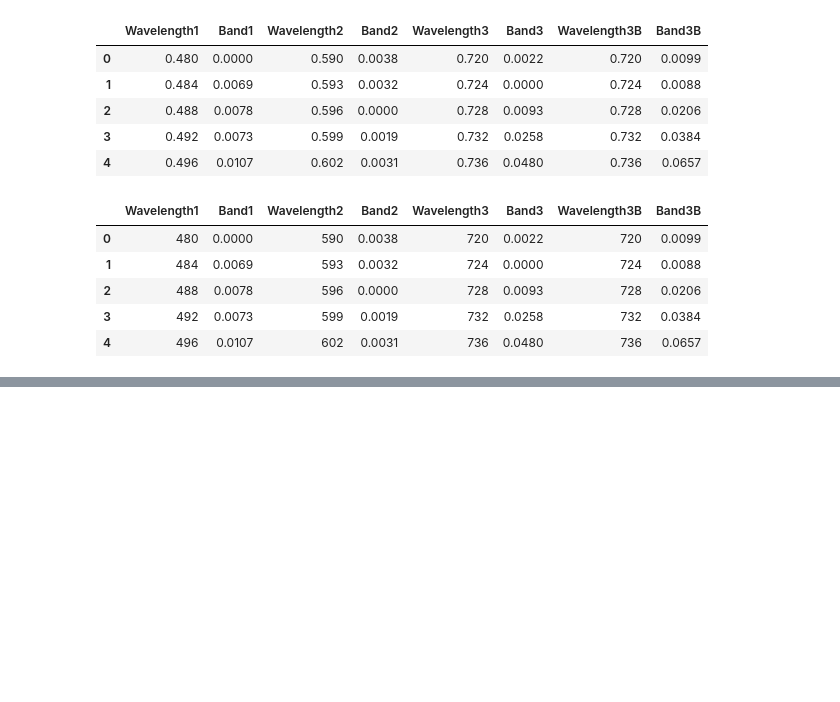
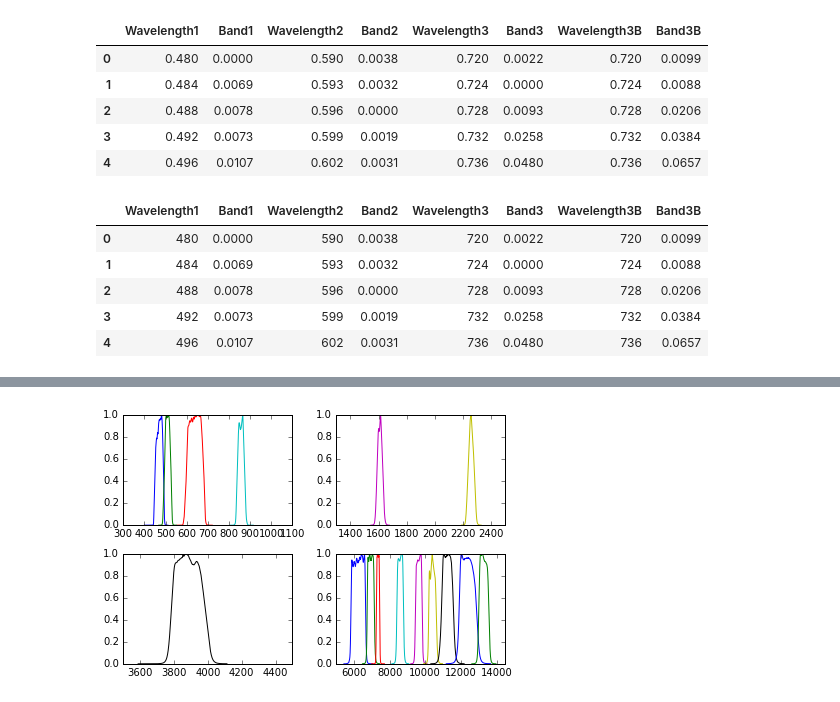
Before and after one commit to simonaoliver/datacube.spectral, a Jupyter notebook: RSR-converter.ipynb, the cells around one changed output, grey strips where cells are left out. Saved outputs shown, nothing was run; the diff lists cells and outputs as text; code cells hidden in the pictures; blank space fills up the shorter version.

```diff
--- a/RSR-converter.ipynb
+++ b/RSR-converter.ipynb
@@ -329,2 +347,20 @@ read_specral_resonse(store, 'terra/astervnir').head(5)
+# %%
+fig, axes = subplots(nrows=2, ncols=2)
+for i in range(1, 17):
+    bname = 'Band{}'.format(i)
+    pth_name = pp.join('himawari8', bname)
+    df = read_specral_resonse(store, pth_name)
+    wname = 'Wavelength{}'.format(i)
+    axes[0, 0].plot(df[wname].values, df[bname].values)
+    axes[0, 0].axis([300, 1100, 0, 1])
+    axes[0, 1].plot(df[wname].values, df[bname].values)
+    axes[0, 1].axis([1300, 2500, 0, 1])
+    axes[1, 0].plot(df[wname].values, df[bname].values)
+    axes[1, 0].axis([3500, 4500, 0, 1])
+    axes[1, 1].plot(df[wname].values, df[bname].values)
+    axes[1, 1].axis([5000, 14500, 0, 1])
+tight_layout()
+# %% [output]
+[figure, added]
 # %%
 store.close()
```
Also changed, not shown: parts of 3 cells of this notebook.
